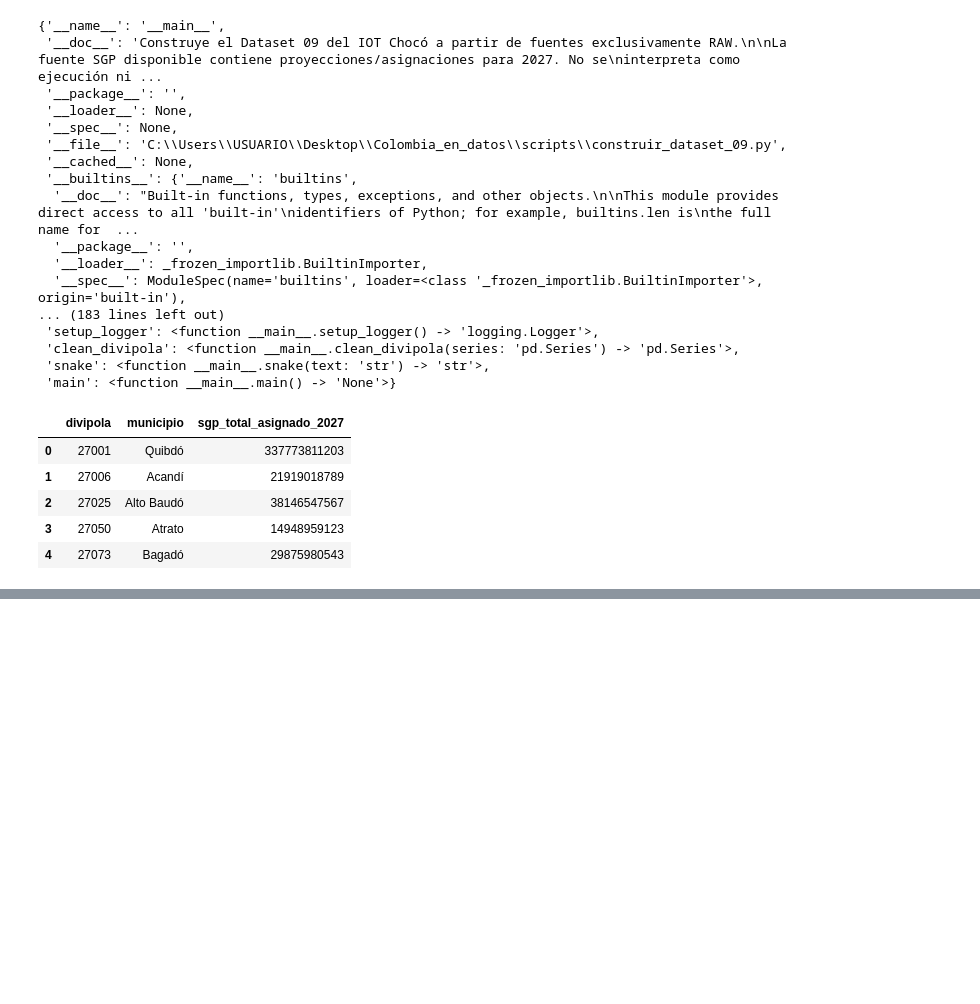
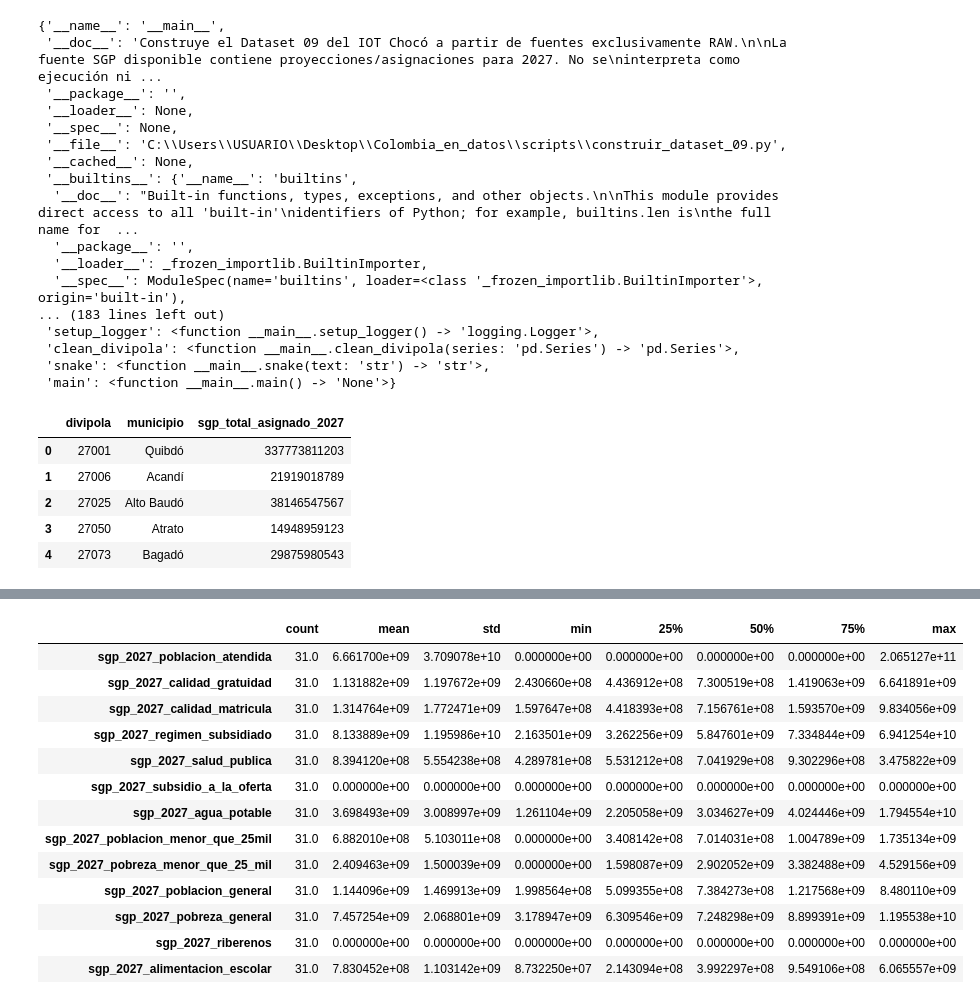
Before and after one commit to juanchocor/Colombia_en_datos, a Jupyter notebook: episodios/002_EL_chocó/notebooks/009_dataset_09_inversion_publica_infraestructura.ipynb, the cells around one changed output, grey strips where cells are left out. Saved outputs shown, nothing was run; the diff lists cells and outputs as text; code cells hidden in the pictures; blank space fills up the shorter version.

```diff
--- a/episodios/002_EL_chocó/notebooks/009_dataset_09_inversion_publica_infraestructura.ipynb
+++ b/episodios/002_EL_chocó/notebooks/009_dataset_09_inversion_publica_infraestructura.ipynb
@@ -45,3 +45,23 @@ df[['divipola', 'municipio', 'sgp_total_asignado_2027']].head()
 | 2 | 27025 | Alto Baudó | 38146547567 |
 | 3 | 27050 | Atrato | 14948959123 |
 | 4 | 27073 | Bagadó | 29875980543 |
+# %%
+import pandas as pd
+import numpy as np
+import matplotlib.pyplot as plt
+
+from pathlib import Path
+
+PROCESSED = Path(
+    r"C:\Users\USUARIO\Desktop\Colombia_en_datos"
+    r"\episodios\002_EL_chocó\Data\processed"
+)
+
+ruta_09 = PROCESSED / "dataset_09_inversion_publica_infraestructura.csv"
+
+df09 = pd.read_csv(ruta_09)
+
+print("Shape:", df09.shape)
+print("\nColumnas:")
+for i, col in enumerate(df09.columns):
+    print(f"{i:02d} | {col}")
@@ -47,0 +118,12 @@ df[['divipola', 'municipio', 'sgp_total_asignado_2027']].head()
+# %%
+# Variables monetarias
+variables_sgp = [
+    col for col in df09.columns
+    if col.startswith("sgp_2027_")
+]
+
+print("Variables SGP:")
+for col in variables_sgp:
+    print(col)
+
+print("\nCantidad:", len(variables_sgp))
@@ -47,0 +147,18 @@ df[['divipola', 'municipio', 'sgp_total_asignado_2027']].head()
+# %%
+# Estadísticos descriptivos de las variables monetarias
+df09[variables_sgp].describe().T
+# %% [output]
+|  | count | mean | std | min | 25% | 50% | 75% | max |
+| sgp_2027_poblacion_atendida | 31.0 | 6.661700e+09 | 3.709078e+10 | 0.000000e+00 | 0.000000e+00 | 0.000000e+00 | 0.000000e+00 | 2.065127e+11 |
+| sgp_2027_calidad_gratuidad | 31.0 | 1.131882e+09 | 1.197672e+09 | 2.430660e+08 | 4.436912e+08 | 7.300519e+08 | 1.419063e+09 | 6.641891e+09 |
+| sgp_2027_calidad_matricula | 31.0 | 1.314764e+09 | 1.772471e+09 | 1.597647e+08 | 4.418393e+08 | 7.156761e+08 | 1.593570e+09 | 9.834056e+09 |
+| sgp_2027_regimen_subsidiado | 31.0 | 8.133889e+09 | 1.195986e+10 | 2.163501e+09 | 3.262256e+09 | 5.847601e+09 | 7.334844e+09 | 6.941254e+10 |
+| sgp_2027_salud_publica | 31.0 | 8.394120e+08 | 5.554238e+08 | 4.289781e+08 | 5.531212e+08 | 7.041929e+08 | 9.302296e+08 | 3.475822e+09 |
+| sgp_2027_subsidio_a_la_oferta | 31.0 | 0.000000e+00 | 0.000000e+00 | 0.000000e+00 | 0.000000e+00 | 0.000000e+00 | 0.000000e+00 | 0.000000e+00 |
+| sgp_2027_agua_potable | 31.0 | 3.698493e+09 | 3.008997e+09 | 1.261104e+09 | 2.205058e+09 | 3.034627e+09 | 4.024446e+09 | 1.794554e+10 |
+| sgp_2027_poblacion_menor_que_25mil | 31.0 | 6.882010e+08 | 5.103011e+08 | 0.000000e+00 | 3.408142e+08 | 7.014031e+08 | 1.004789e+09 | 1.735134e+09 |
+| sgp_2027_pobreza_menor_que_25_mil | 31.0 | 2.409463e+09 | 1.500039e+09 | 0.000000e+00 | 1.598087e+09 | 2.902052e+09 | 3.382488e+09 | 4.529156e+09 |
+| sgp_2027_poblacion_general | 31.0 | 1.144096e+09 | 1.469913e+09 | 1.998564e+08 | 5.099355e+08 | 7.384273e+08 | 1.217568e+09 | 8.480110e+09 |
+| sgp_2027_pobreza_general | 31.0 | 7.457254e+09 | 2.068801e+09 | 3.178947e+09 | 6.309546e+09 | 7.248298e+09 | 8.899391e+09 | 1.195538e+10 |
+| sgp_2027_riberenos | 31.0 | 0.000000e+00 | 0.000000e+00 | 0.000000e+00 | 0.000000e+00 | 0.000000e+00 | 0.000000e+00 | 0.000000e+00 |
+| sgp_2027_alimentacion_escolar | 31.0 | 7.830452e+08 | 1.103142e+09 | 8.732250e+07 | 2.143094e+08 | 3.992297e+08 | 9.549106e+08 | 6.065557e+09 |
```
Also changed, not shown: parts of 14 cells of this notebook, 6 other files.
